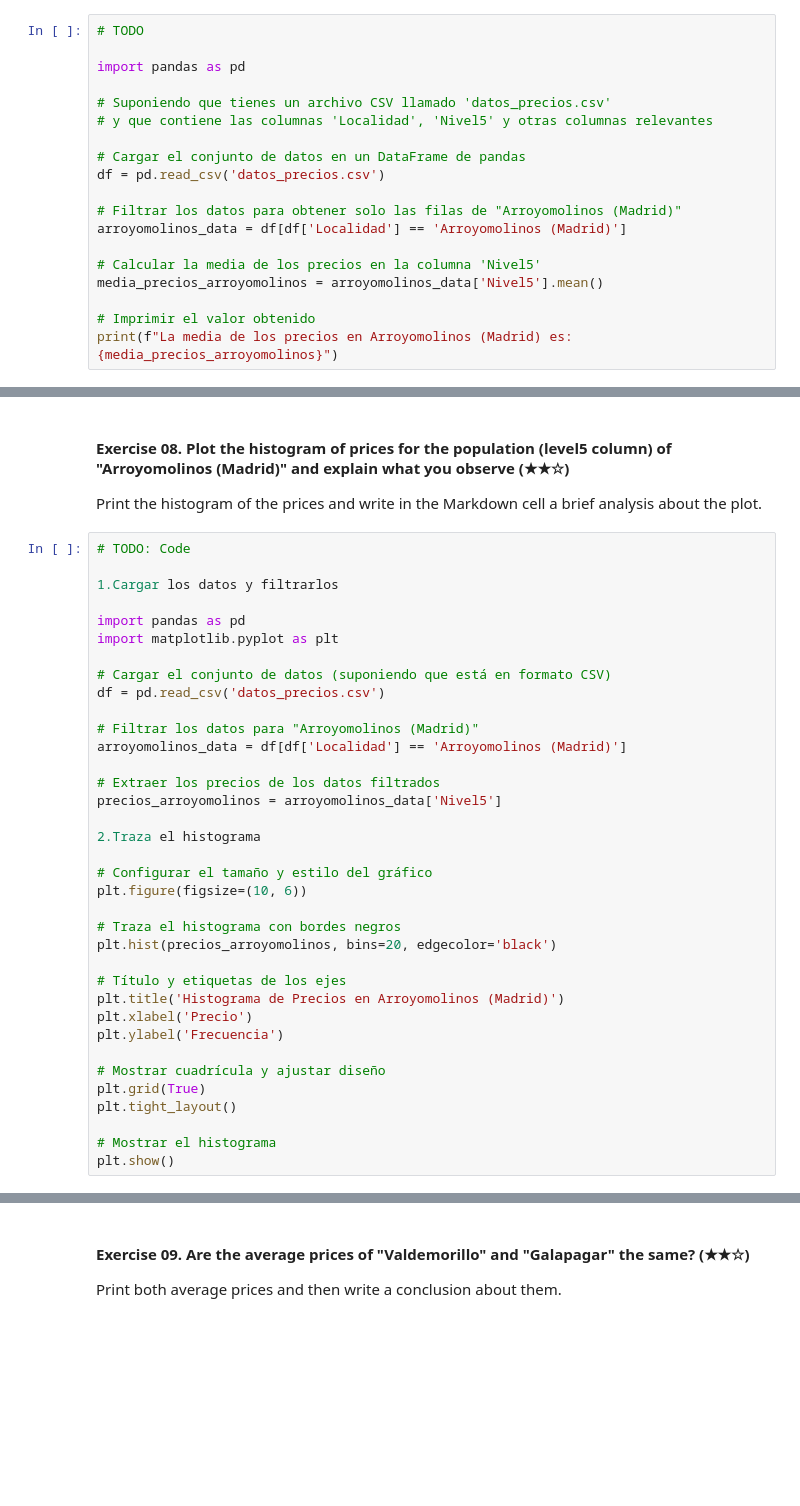
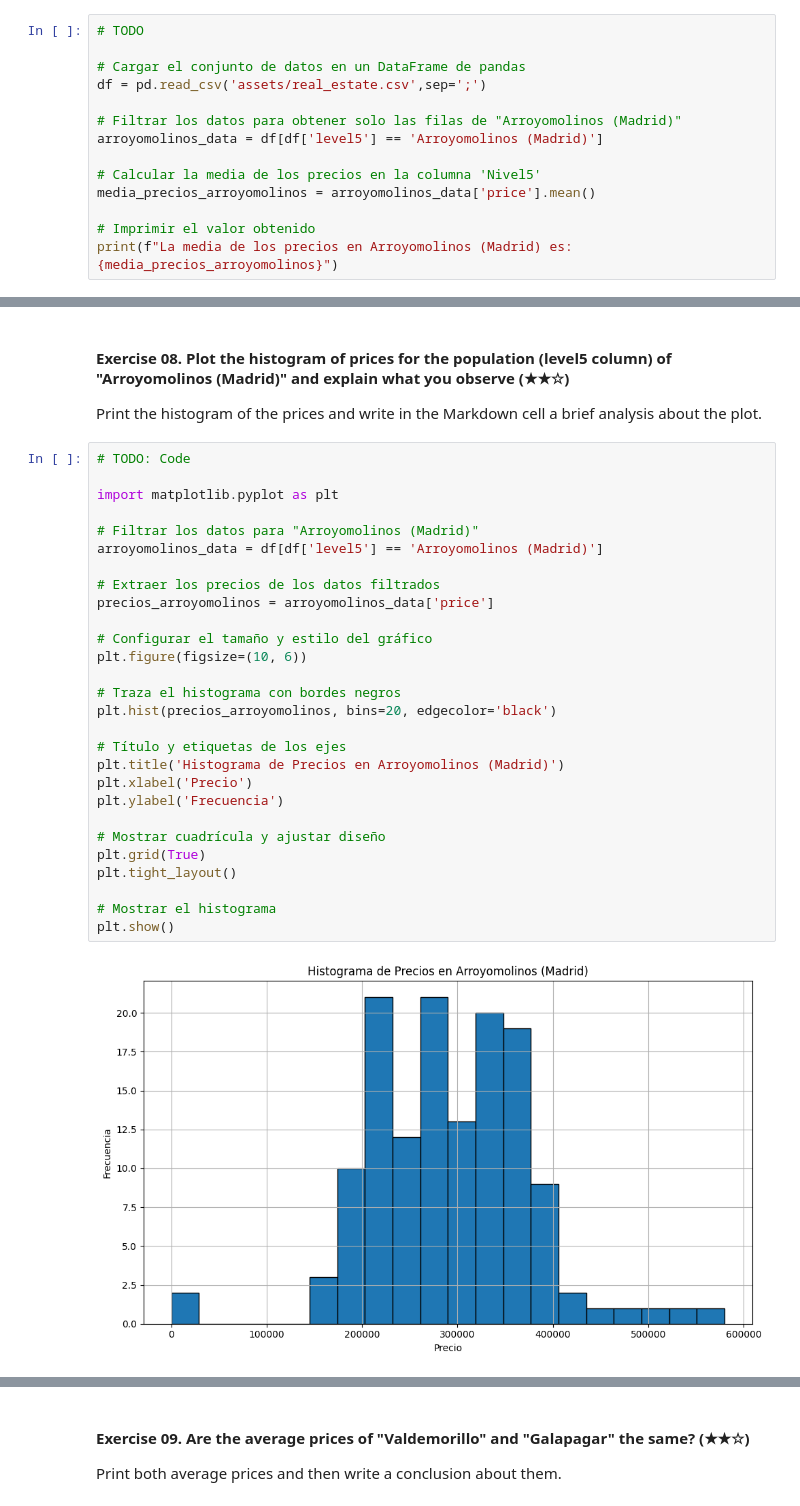
Before and after one commit to KALGonzalez/realestate-datacleanup-exercise, a Jupyter notebook: project.ipynb, the cells around one changed output, grey strips where cells are left out. Saved outputs shown, nothing was run; the diff lists cells and outputs as text; blank space fills up the shorter version.

```diff
--- a/project.ipynb
+++ b/project.ipynb
@@ -217,19 +221,14 @@ Print the obtained value.
 # %%
 # TODO
 
-import pandas as pd
-
-# Suponiendo que tienes un archivo CSV llamado 'datos_precios.csv'
-# y que contiene las columnas 'Localidad', 'Nivel5' y otras columnas relevantes
-
 # Cargar el conjunto de datos en un DataFrame de pandas
-df = pd.read_csv('datos_precios.csv')
+df = pd.read_csv('assets/real_estate.csv',sep=';')
 
 # Filtrar los datos para obtener solo las filas de "Arroyomolinos (Madrid)"
-arroyomolinos_data = df[df['Localidad'] == 'Arroyomolinos (Madrid)']
+arroyomolinos_data = df[df['level5'] == 'Arroyomolinos (Madrid)']
 
 # Calcular la media de los precios en la columna 'Nivel5'
-media_precios_arroyomolinos = arroyomolinos_data['Nivel5'].mean()
+media_precios_arroyomolinos = arroyomolinos_data['price'].mean()
 
 # Imprimir el valor obtenido
 print(f"La media de los precios en Arroyomolinos (Madrid) es: {media_precios_arroyomolinos}")
@@ -240,37 +241,31 @@ Print the histogram of the prices and write in the Markdown cell a brief analysi
 # %%
 # TODO: Code
 
-1.Cargar los datos y filtrarlos
-
-import pandas as pd
 import matplotlib.pyplot as plt
 
-# Cargar el conjunto de datos (suponiendo que está en formato CSV)
-df = pd.read_csv('datos_precios.csv')
-
 # Filtrar los datos para "Arroyomolinos (Madrid)"
-arroyomolinos_data = df[df['Localidad'] == 'Arroyomolinos (Madrid)']
+arroyomolinos_data = df[df['level5'] == 'Arroyomolinos (Madrid)']
 
 # Extraer los precios de los datos filtrados
-precios_arroyomolinos = arroyomolinos_data['Nivel5']
-
-2.Traza el histograma
+precios_arroyomolinos = arroyomolinos_data['price']
 
 # Configurar el tamaño y estilo del gráfico
 plt.figure(figsize=(10, 6))
 
 # Traza el histograma con bordes negros
 plt.hist(precios_arroyomolinos, bins=20, edgecolor='black')
 
 # Título y etiquetas de los ejes
 plt.title('Histograma de Precios en Arroyomolinos (Madrid)')
 plt.xlabel('Precio')
 plt.ylabel('Frecuencia')
 
 # Mostrar cuadrícula y ajustar diseño
 plt.grid(True)
 plt.tight_layout()
 
 # Mostrar el histograma
 plt.show()
+# %% [output]
+[figure, added]
 # %% [markdown]
```
Also changed, not shown: parts of 15 cells of this notebook.
